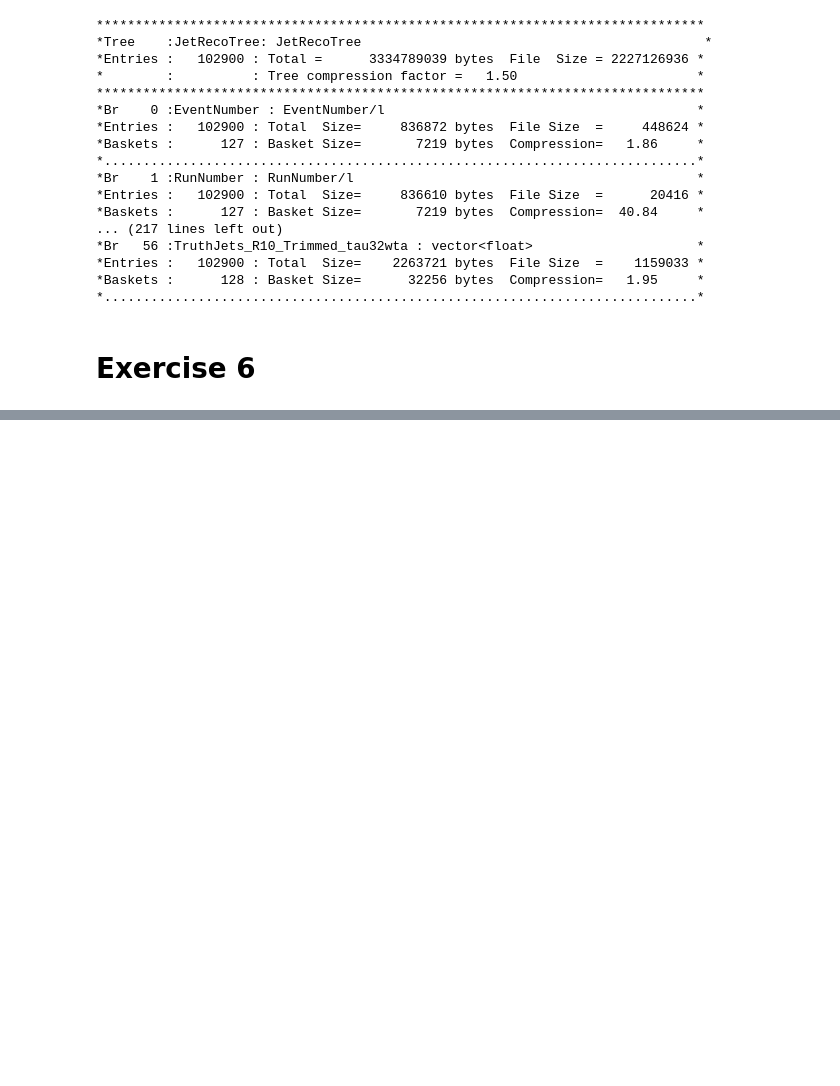
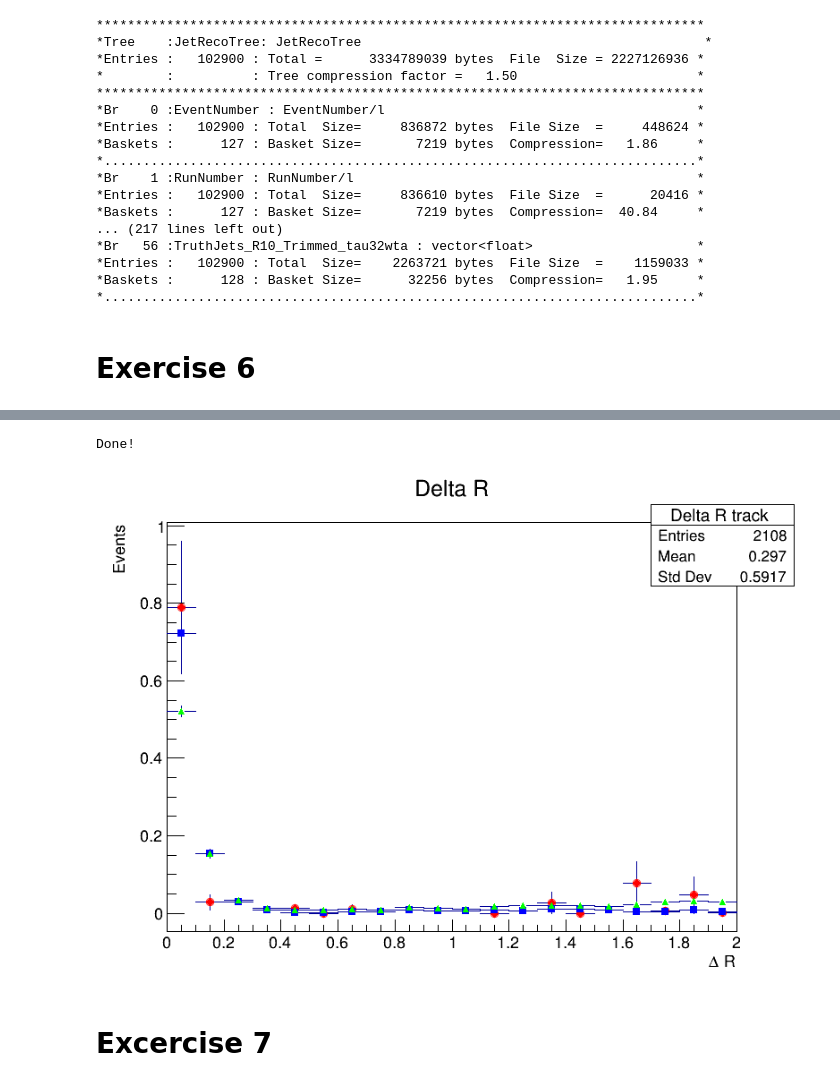
Before and after one commit to anmgomezmo/Exercises_2_root, a Jupyter notebook: Exercise 6.ipynb, the cells around one changed output, grey strips where cells are left out. Saved outputs shown, nothing was run; the diff lists cells and outputs as text; code cells hidden in the pictures; blank space fills up the shorter version.

```diff
--- a/Exercise 6.ipynb
+++ b/Exercise 6.ipynb
@@ -78,0 +104,47 @@ canvas2->Draw();
+# %%
+for (i = 0; i < nentries; i++)
+{
+    nbytes = tree->GetEntry(i);
+
+    if(truth_R4_pt->size()!=0 && truth_R4_pt->at(0)>20000.){
+    TLorentzVector truthJet;
+    truthJet.SetPtEtaPhiM(truth_R4_pt->at(0),truth_R4_eta->at(0),truth_R4_phi->at(0),truth_R4_m->at(0));
+    if(reco_R4_pt->size()!=0 && fabs(reco_R4_jvf->at(0))>0.5){
+    TLorentzVector recoJet;
+    recoJet.SetPtEtaPhiM(reco_R4_pt->at(0),reco_R4_eta->at(0),reco_R4_phi->at(0),reco_R4_m->at(0));
+
+        //Plot the Delta R
+        hist_DR_reco_truth->Fill(truthJet.DeltaR(recoJet),evtw);
+    }
+
+    if(reco_R4_pt->size()!=0){
+    TLorentzVector recojvfJet;
+    recojvfJet.SetPtEtaPhiM(reco_R4_pt->at(0),reco_R4_eta->at(0),reco_R4_phi->at(0),reco_R4_m->at(0));
+
+        //Plot the Delta R
+        hist_DR_reco_jvf_truth->Fill(truthJet.DeltaR(recojvfJet),evtw);
+    }
+    }
+}
+
+std::cout << "Done!" << std::endl;
+# %% [output]
+Done!
+# %%
+hist_DR_track_truth->SetMarkerStyle(20);
+hist_DR_track_truth->SetMarkerColor(kRed);
+hist_DR_track_truth->Scale(1/hist_DR_track_truth->Integral());
+hist_DR_track_truth->DrawNormalized("");
+hist_DR_reco_truth->SetMarkerStyle(21);
+hist_DR_reco_truth->SetMarkerColor(kBlue);
+hist_DR_reco_truth->Scale(1/hist_DR_reco_truth->Integral());
+hist_DR_reco_truth->DrawNormalized("same");
+hist_DR_reco_jvf_truth->SetMarkerStyle(22);
+hist_DR_reco_jvf_truth->SetMarkerColor(kGreen);
+hist_DR_reco_jvf_truth->Scale(1/hist_DR_reco_jvf_truth->Integral());
+hist_DR_reco_jvf_truth->DrawNormalized("same");
+canvas->Draw();
+# %% [output]
+[figure, added]
+# %% [markdown]
+# Excercise 7
```
Also changed, not shown: parts of 10 cells of this notebook.
